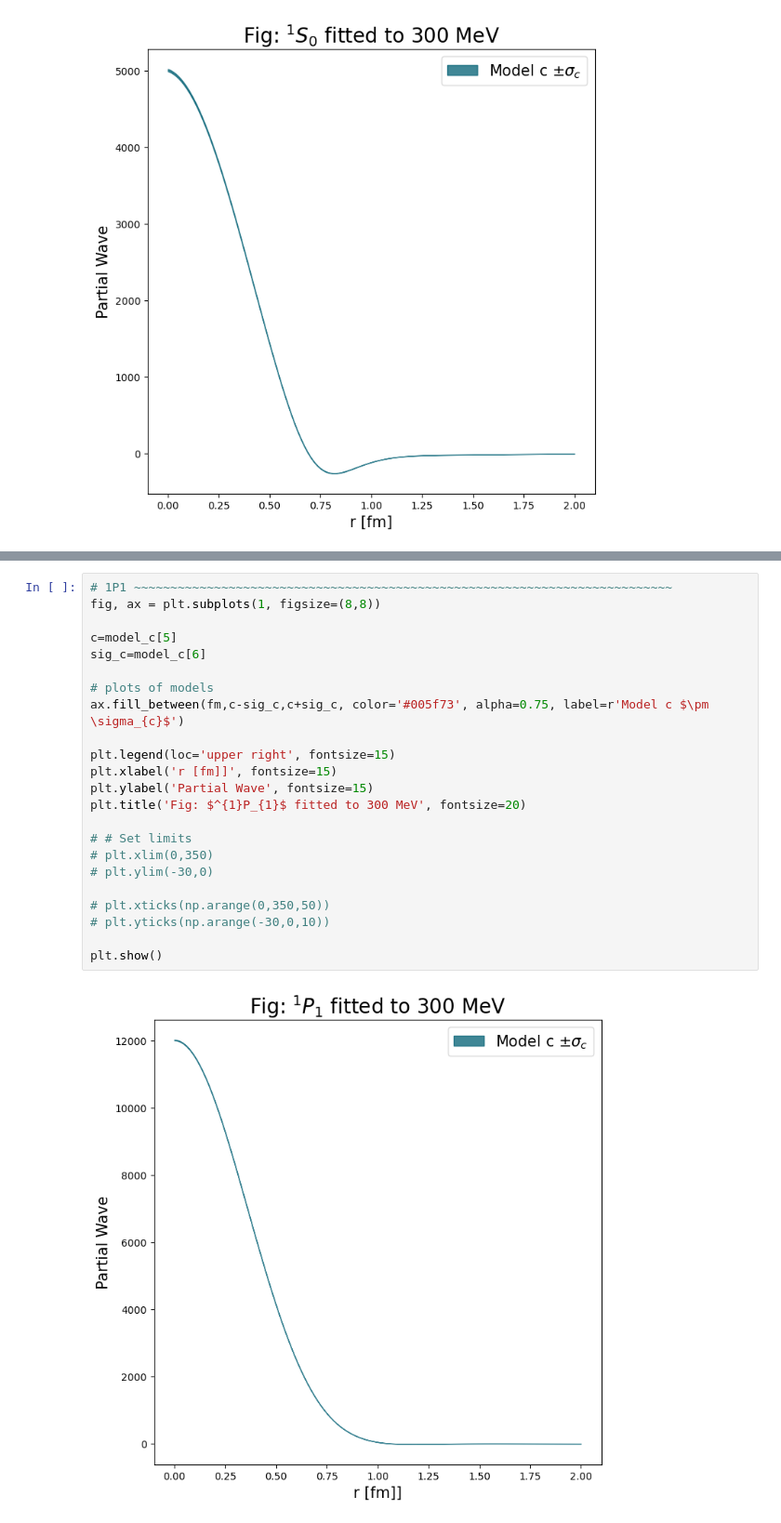
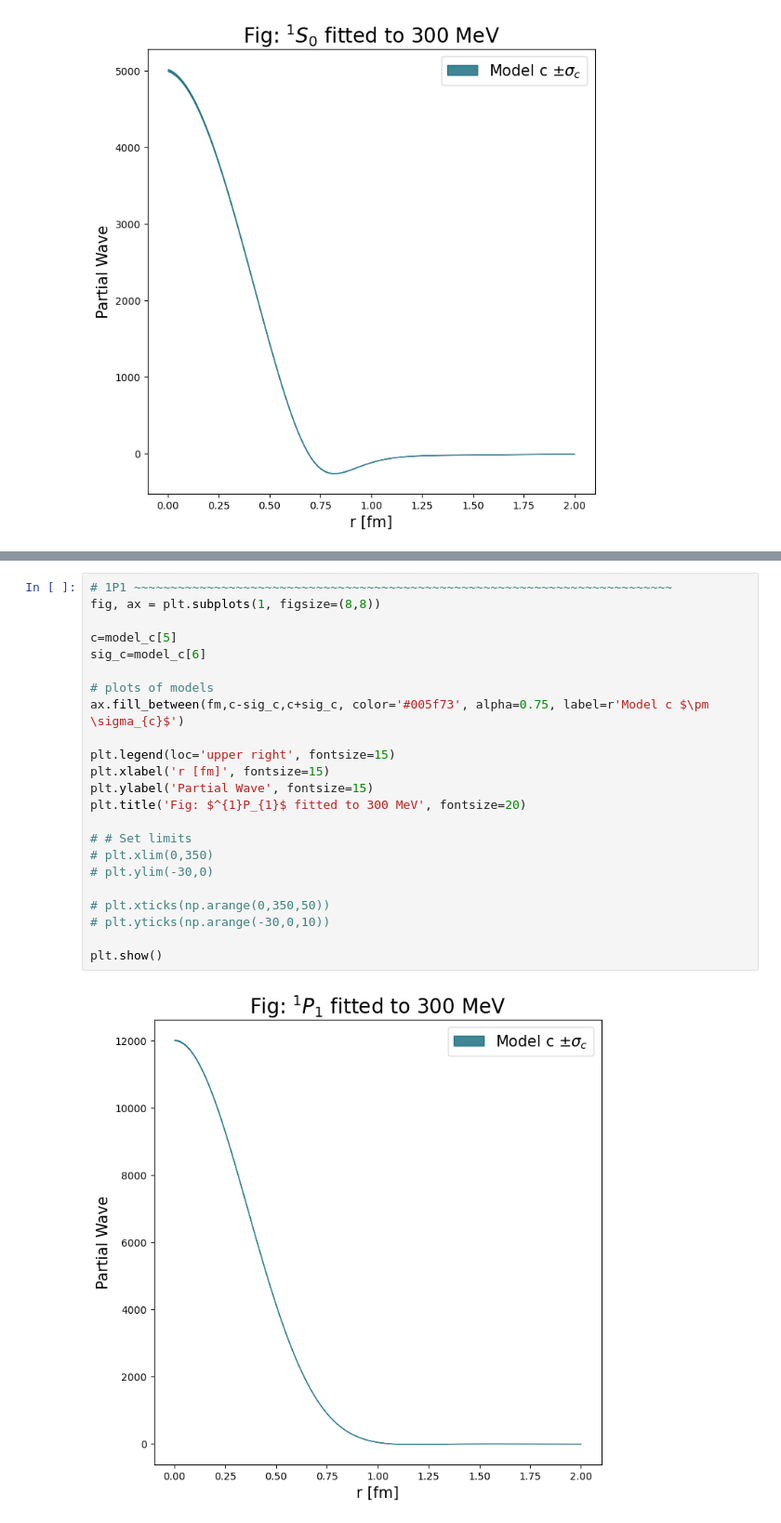
Before and after one commit to rnavarroperez/nn-scattering-fit, a Jupyter notebook: src/notebooks/short_range_partial_waves.ipynb, the cells around one changed output, grey strips where cells are left out. Shown at 93% size. Cells and saved outputs as stored; diff of their text form.

```diff
--- a/src/notebooks/short_range_partial_waves.ipynb
+++ b/src/notebooks/short_range_partial_waves.ipynb
@@ -61,28 +61,28 @@ plt.show()
 # %%
 # 1P1 ~~~~~~~~~~~~~~~~~~~~~~~~~~~~~~~~~~~~~~~~~~~~~~~~~~~~~~~~~~~~~~~~~~~~~~~~~~
 fig, ax = plt.subplots(1, figsize=(8,8))
 
 c=model_c[5]
 sig_c=model_c[6]
 
 # plots of models
 ax.fill_between(fm,c-sig_c,c+sig_c, color='#005f73', alpha=0.75, label=r'Model c $\pm \sigma_{c}$')
 
 plt.legend(loc='upper right', fontsize=15)
-plt.xlabel('r [fm]]', fontsize=15)
+plt.xlabel('r [fm]', fontsize=15)
 plt.ylabel('Partial Wave', fontsize=15)
 plt.title('Fig: $^{1}P_{1}$ fitted to 300 MeV', fontsize=20)
 
 # # Set limits
 # plt.xlim(0,350)
 # plt.ylim(-30,0)
 
 # plt.xticks(np.arange(0,350,50))
 # plt.yticks(np.arange(-30,0,10))
 
 plt.show()
 # %% [output]
-[figure, old version]
+[figure, new version]
 # %%
 # 3P1 : models fitted to 125 MeV ~~~~~~~~~~~~~~~~~~~~~~~~~~~~~~~~~~~~~~~~~~~~~~~~~~~~~~~~~~~~~~~~~~~~~~~~~~
 fig, ax = plt.subplots(1, figsize=(8,8))
```
Also changed, not shown: parts of 5 cells of this notebook, 1 other file.
